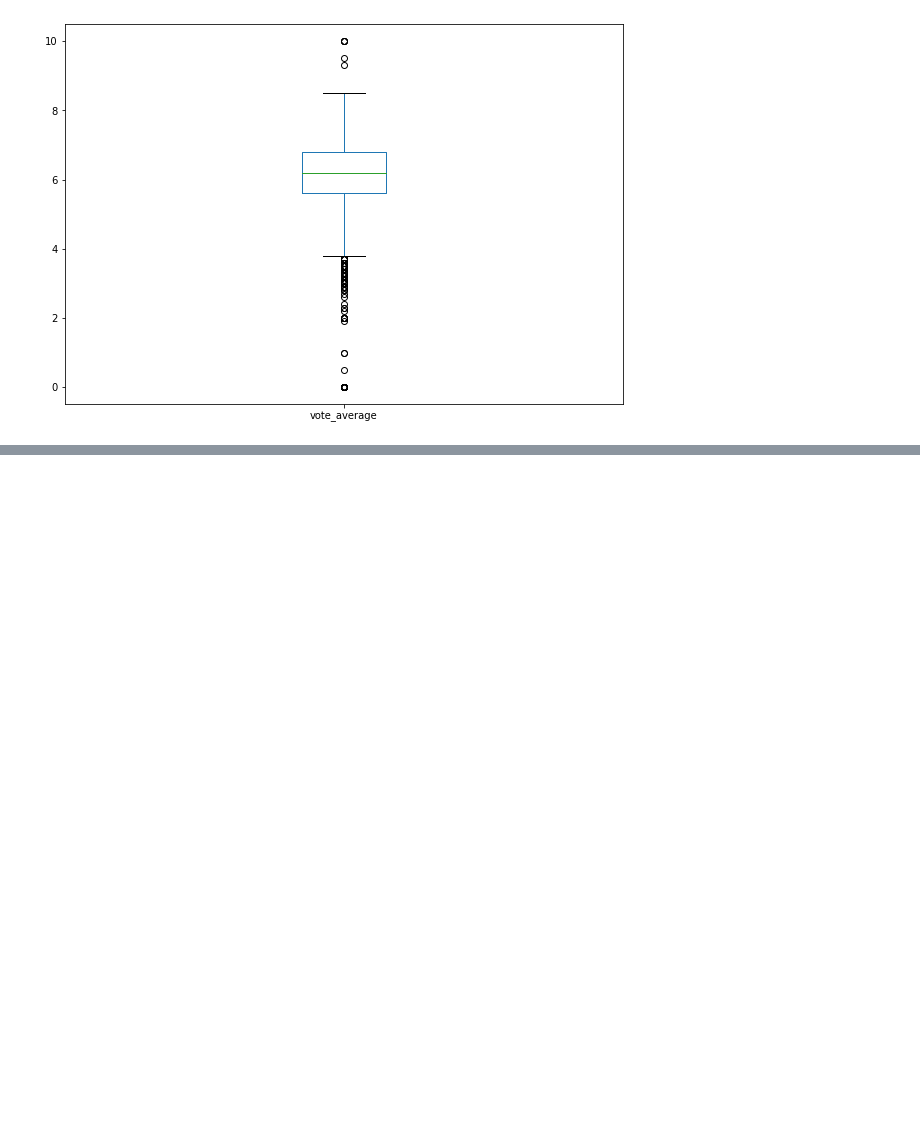
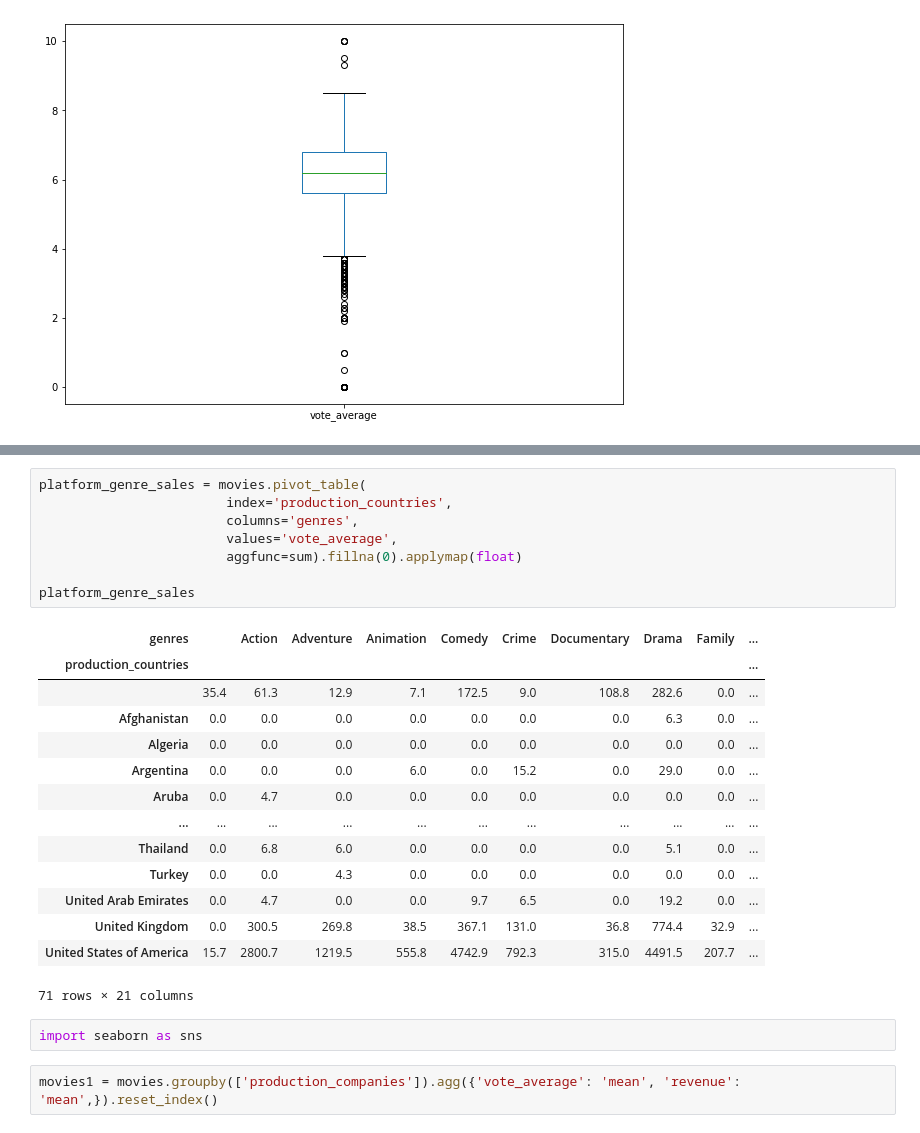
Before and after one commit to zhologali/hw15, a Jupyter notebook: hw15.ipynb, the cells around one changed output, grey strips where cells are left out. Saved outputs shown, nothing was run; the diff lists cells and outputs as text; blank space fills up the shorter version.

```diff
--- a/hw15.ipynb
+++ b/hw15.ipynb
@@ -116,0 +154,27 @@ df_movies['vote_average'].plot(kind='box')
+# %%
+platform_genre_sales = movies.pivot_table(
+                        index='production_countries',
+                        columns='genres',
+                        values='vote_average',
+                        aggfunc=sum).fillna(0).applymap(float)
+
+platform_genre_sales
+# %% [output]
+| genres |  | Action | Adventure | Animation | Comedy | Crime | Documentary | Drama | Family | ... |
+| production_countries |  |  |  |  |  |  |  |  |  | ... |
+|  | 35.4 | 61.3 | 12.9 | 7.1 | 172.5 | 9.0 | 108.8 | 282.6 | 0.0 | ... |
+| Afghanistan | 0.0 | 0.0 | 0.0 | 0.0 | 0.0 | 0.0 | 0.0 | 6.3 | 0.0 | ... |
+| Algeria | 0.0 | 0.0 | 0.0 | 0.0 | 0.0 | 0.0 | 0.0 | 0.0 | 0.0 | ... |
+| Argentina | 0.0 | 0.0 | 0.0 | 6.0 | 0.0 | 15.2 | 0.0 | 29.0 | 0.0 | ... |
+| Aruba | 0.0 | 4.7 | 0.0 | 0.0 | 0.0 | 0.0 | 0.0 | 0.0 | 0.0 | ... |
+| ... | ... | ... | ... | ... | ... | ... | ... | ... | ... | ... |
+| Thailand | 0.0 | 6.8 | 6.0 | 0.0 | 0.0 | 0.0 | 0.0 | 5.1 | 0.0 | ... |
+| Turkey | 0.0 | 0.0 | 4.3 | 0.0 | 0.0 | 0.0 | 0.0 | 0.0 | 0.0 | ... |
+| United Arab Emirates | 0.0 | 4.7 | 0.0 | 0.0 | 9.7 | 6.5 | 0.0 | 19.2 | 0.0 | ... |
+| United Kingdom | 0.0 | 300.5 | 269.8 | 38.5 | 367.1 | 131.0 | 36.8 | 774.4 | 32.9 | ... |
+| United States of America | 15.7 | 2800.7 | 1219.5 | 555.8 | 4742.9 | 792.3 | 315.0 | 4491.5 | 207.7 | ... |
+71 rows × 21 columns
+# %%
+import seaborn as sns
+# %%
+movies1 = movies.groupby(['production_companies']).agg({'vote_average': 'mean', 'revenue': 'mean',}).reset_index()
```
Also changed, not shown: parts of 13 cells of this notebook.
